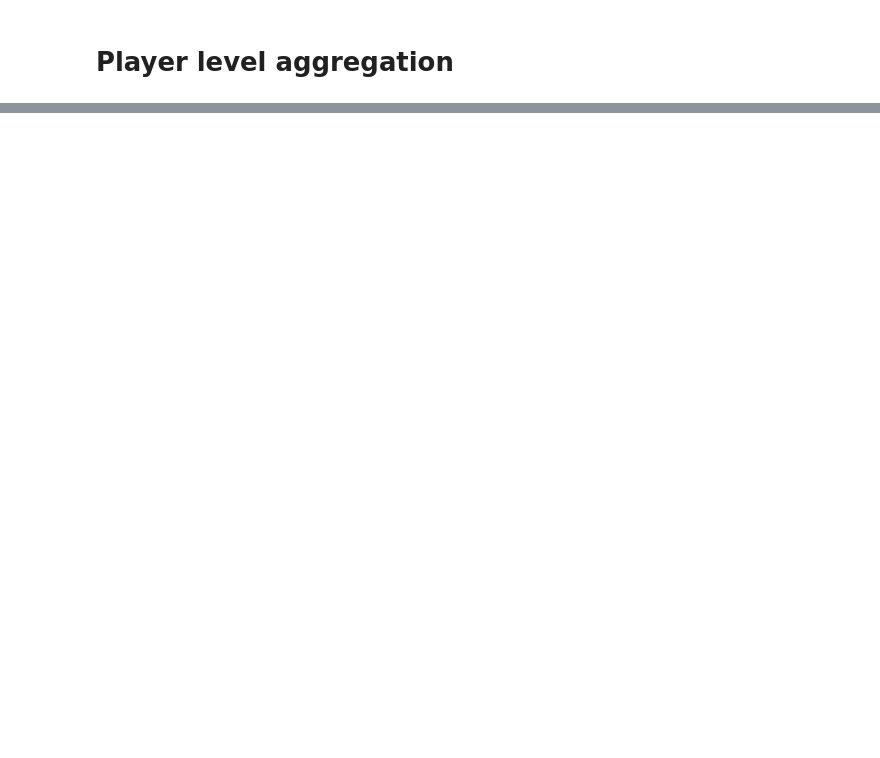
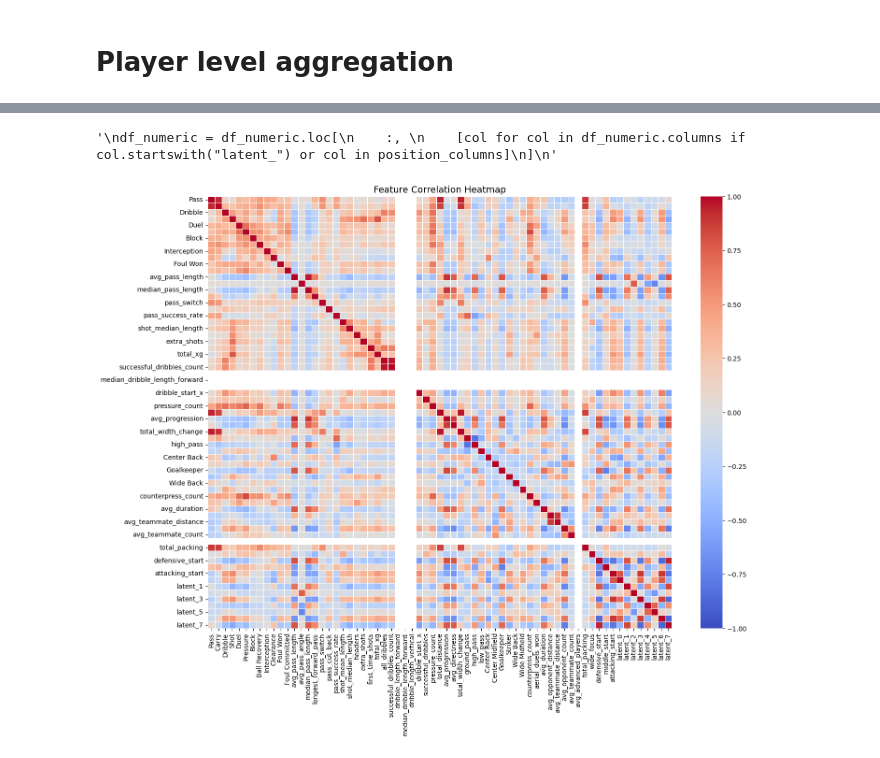
Before and after one commit to J0NAS12/Football-Scouting-with-Event-Data, a Jupyter notebook: backend/clustering_positions.ipynb, the cells around one changed output, grey strips where cells are left out. Cells and saved outputs as stored; diff of their text form; code cells hidden in the pictures; blank space fills up the shorter version.

```diff
--- a/backend/clustering_positions.ipynb
+++ b/backend/clustering_positions.ipynb
@@ -422,0 +588,3 @@ player_features_dr.columns
+# %%
+player_features_dr = player_features_dr[player_features_dr['minutes'] > 200]
+player_features_dr
@@ -453,0 +653,33 @@ df_numeric.columns
+# %%
+model.eval()
+latent_list = []
+
+with torch.no_grad():
+    for hm in heatmaps:
+        x = torch.tensor(hm, dtype=torch.float32).unsqueeze(0).unsqueeze(0)  # [1,1,6,4]
+        z = model.encoder(x.view(1, -1))  # [1, latent_dim]
+        latent_list.append(z.squeeze(0).numpy())
+
+latent_array = np.vstack(latent_list)  # shape: [N, latent_dim]
+# %%
+latent_df = pd.DataFrame(latent_array, columns=[f"latent_{i}" for i in range(latent_array.shape[1])])
+
+df_numeric = pd.concat([df_numeric.reset_index(drop=True), latent_df], axis=1)
+# %%
+position_columns = ['Goalkeeper','Center Back', 'Wide Back', 'Center Midfield', 'Wide Midfield', 'Striker']
+"""
+df_numeric = df_numeric.loc[
+    :,
+    [col for col in df_numeric.columns if col.startswith("latent_") or col in position_columns]
+]
+"""
+# %% [output]
+'\ndf_numeric = df_numeric.loc[\n    :, \n    [col for col in df_numeric.columns if col.startswith("latent_") or col in position_columns]\n]\n'
+# %%
+corr_matrix = df_numeric.corr()
+plt.figure(figsize=(16, 12))
+sns.heatmap(corr_matrix, annot=False, cmap="coolwarm", center=0, linewidths=0.5, vmin=-1, vmax=1)
+plt.title("Feature Correlation Heatmap", fontsize=14)
+plt.show()
+# %% [output]
+[figure, added]
```
Also changed, not shown: parts of 74 cells of this notebook, 31 other files.
